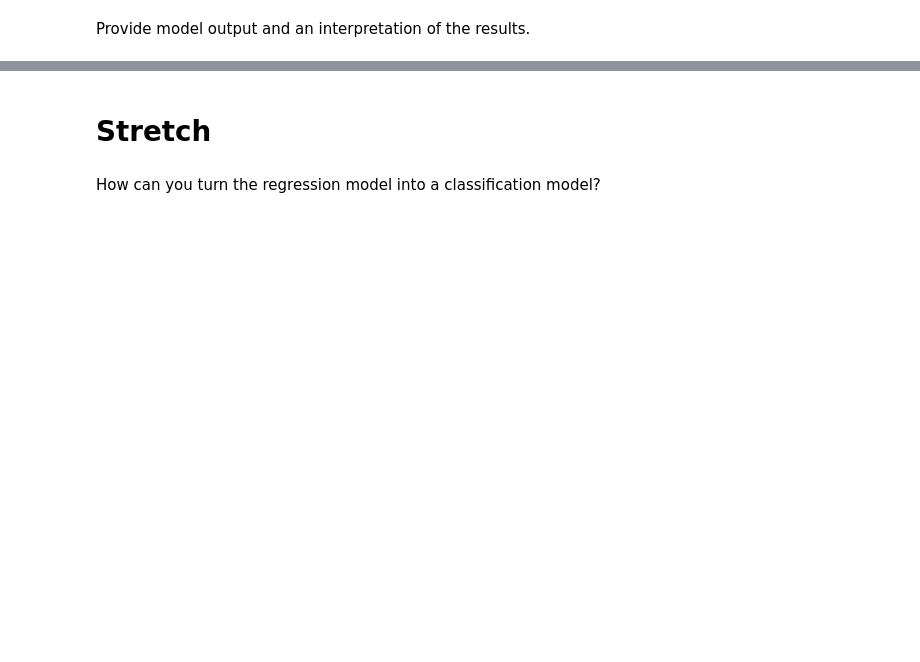
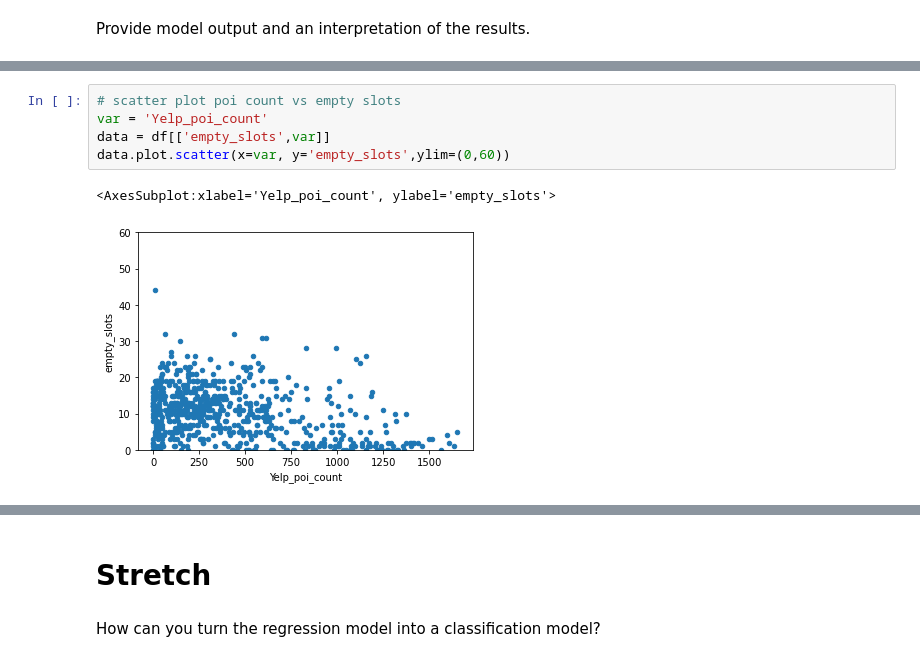
Before and after one commit to maybester/Statistical-Modelling-with-Python, a Jupyter notebook: notebooks/model_building.ipynb, the cells around one changed output, grey strips where cells are left out. Cells and saved outputs as stored; diff of their text form; blank space fills up the shorter version.

```diff
--- a/notebooks/model_building.ipynb
+++ b/notebooks/model_building.ipynb
@@ -32,0 +108,8 @@ connection = create_connection("sm_app.sqlite")
+# %%
+# scatter plot poi count vs empty slots
+var = 'Yelp_poi_count'
+data = df[['empty_slots',var]]
+data.plot.scatter(x=var, y='empty_slots',ylim=(0,60))
+# %% [output]
+<AxesSubplot:xlabel='Yelp_poi_count', ylabel='empty_slots'>
+[figure, added]
```
Also changed, not shown: parts of 19 cells of this notebook.
